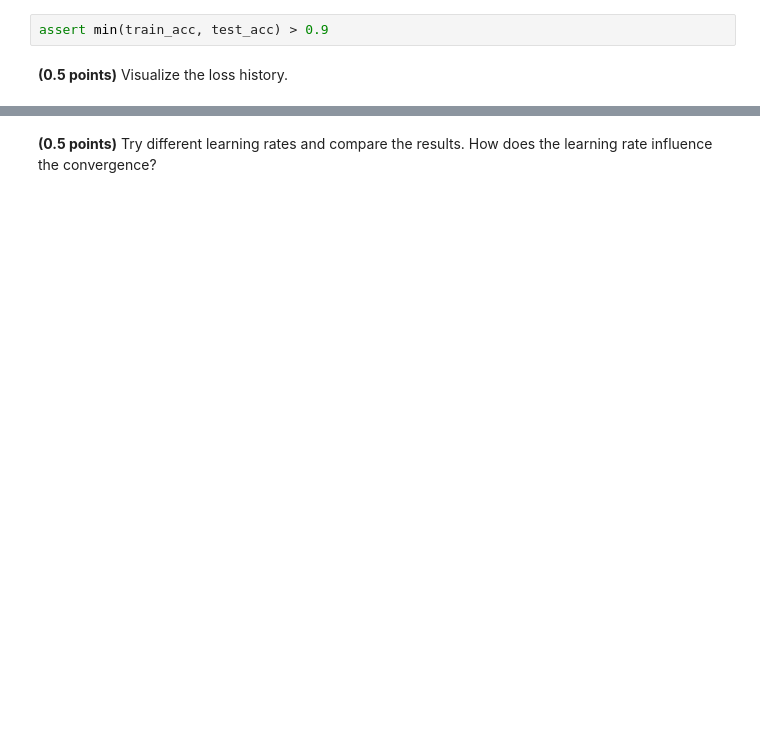
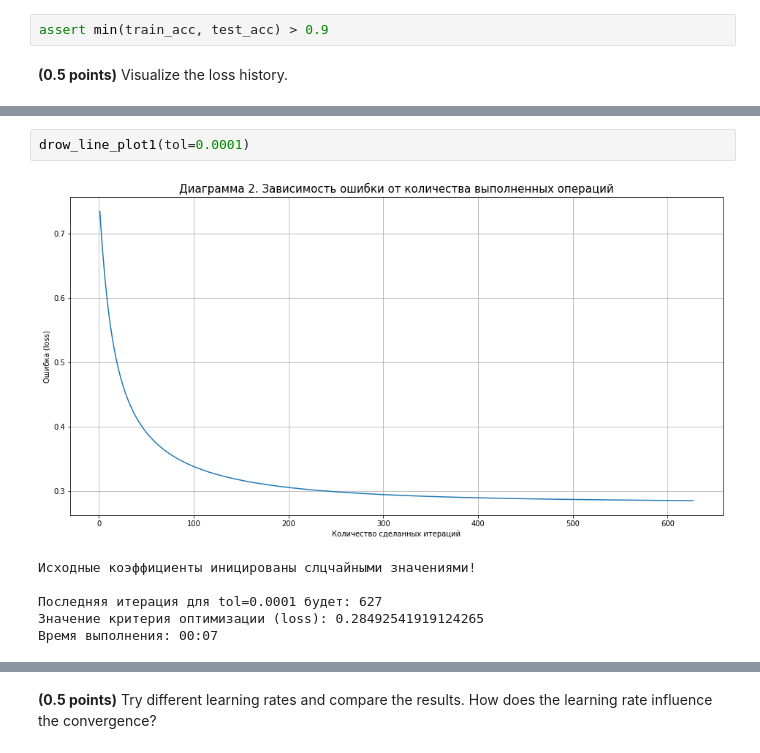
Before and after one commit to DIVIGL1/RSSchool-ML-Open-Course, a Jupyter notebook: 5_classification_linear_knn/hw_classification.ipynb, the cells around one changed output, grey strips where cells are left out. Cells and saved outputs as stored; diff of their text form; blank space fills up the shorter version.

```diff
--- a/5_classification_linear_knn/hw_classification.ipynb
+++ b/5_classification_linear_knn/hw_classification.ipynb
@@ -189,0 +276,9 @@ assert min(train_acc, test_acc) > 0.9
+# %%
+drow_line_plot1(tol=0.0001)
+# %% [output]
+[figure, added]
+Исходные коэффициенты иницированы слцчайными значениями!
+
+Последняя итерация для tol=0.0001 будет: 627
+Значение критерия оптимизации (loss): 0.28492541919124265
+Время выполнения: 00:07
```
Also changed, not shown: parts of 126 cells of this notebook.
